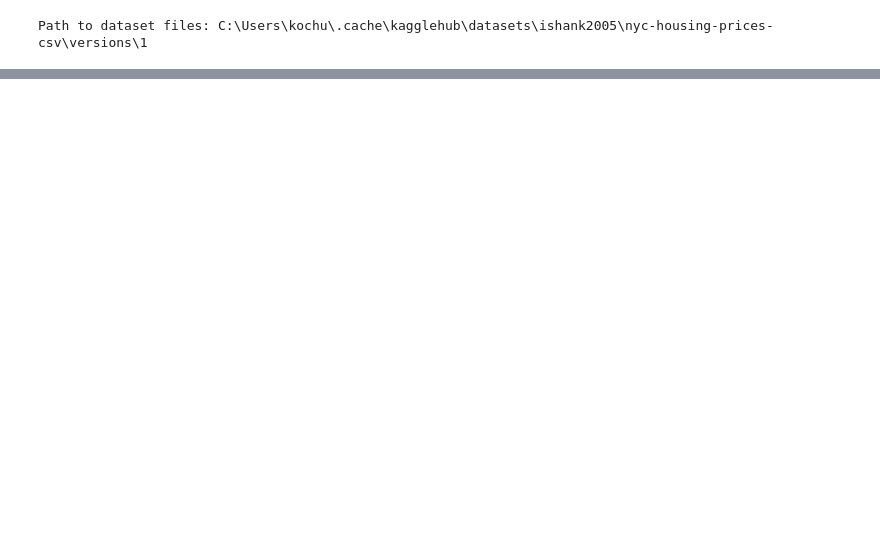
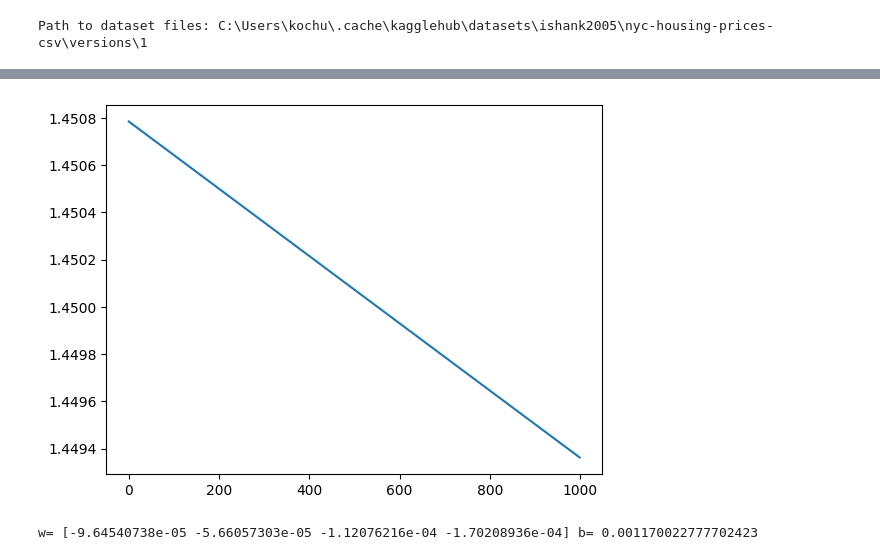
Before and after one commit to veen-does-code/LREG-NYC, a Jupyter notebook: LREG-NYC.ipynb, the cells around one changed output, grey strips where cells are left out. Cells and saved outputs as stored; diff of their text form; code cells hidden in the pictures; blank space fills up the shorter version.

```diff
--- a/LREG-NYC.ipynb
+++ b/LREG-NYC.ipynb
@@ -32,0 +43,48 @@ plt.show()
+# %%
+def cost_fun(x,y,w,b):
+    m=len(y)
+    cost_sum=0
+    for i in range(m):
+        f=np.dot(x[i],w)+b
+        cost=(f-y[i])**2
+        cost_sum+=cost
+    tot_cost=(1/(2*m))*cost_sum
+    return tot_cost
+# %%
+def grad(x,y,w,b):
+    m=len(x)
+    dc_dw=np.zeros_like(w)
+    dc_db=0
+    for i in range(m):
+        f=np.dot(x[i],w)+b
+        dc_dw+=(x[i])*(f-y[i])
+        dc_db+=(f-y[i])
+    dc_dw=dc_dw/m
+    dc_db=dc_db/m
+    return dc_dw,dc_db
+# %%
+def grad_descent(x,y,alpha,iteration):
+    w=np.zeros(x.shape[1])
+    b=0
+    cost_history=[]
+    for i in range(iteration):
+        dc_dw,dc_db=grad(x,y,w,b)
+        w=w-(alpha*dc_dw)
+        b=b-(alpha*dc_db)
+        costd=cost_fun(x,y,w,b)
+        cost_history.append(costd)
+        # if i % 100 == 0:
+        #     print(cost_fun(x,y,w,b))
+    plt.plot(cost_history)
+    plt.show()
+    return w,b
+# %%
+alpha=1e-6
+iteration=1000
+
+final_w,final_b=grad_descent(x,y,alpha,iteration)
+
+print("w=",final_w,"b=",final_b)
+# %% [output]
+[figure, added]
+w= [-9.64540738e-05 -5.66057303e-05 -1.12076216e-04 -1.70208936e-04] b= 0.001170022777702423
```
Also changed, not shown: parts of 2 cells of this notebook.
